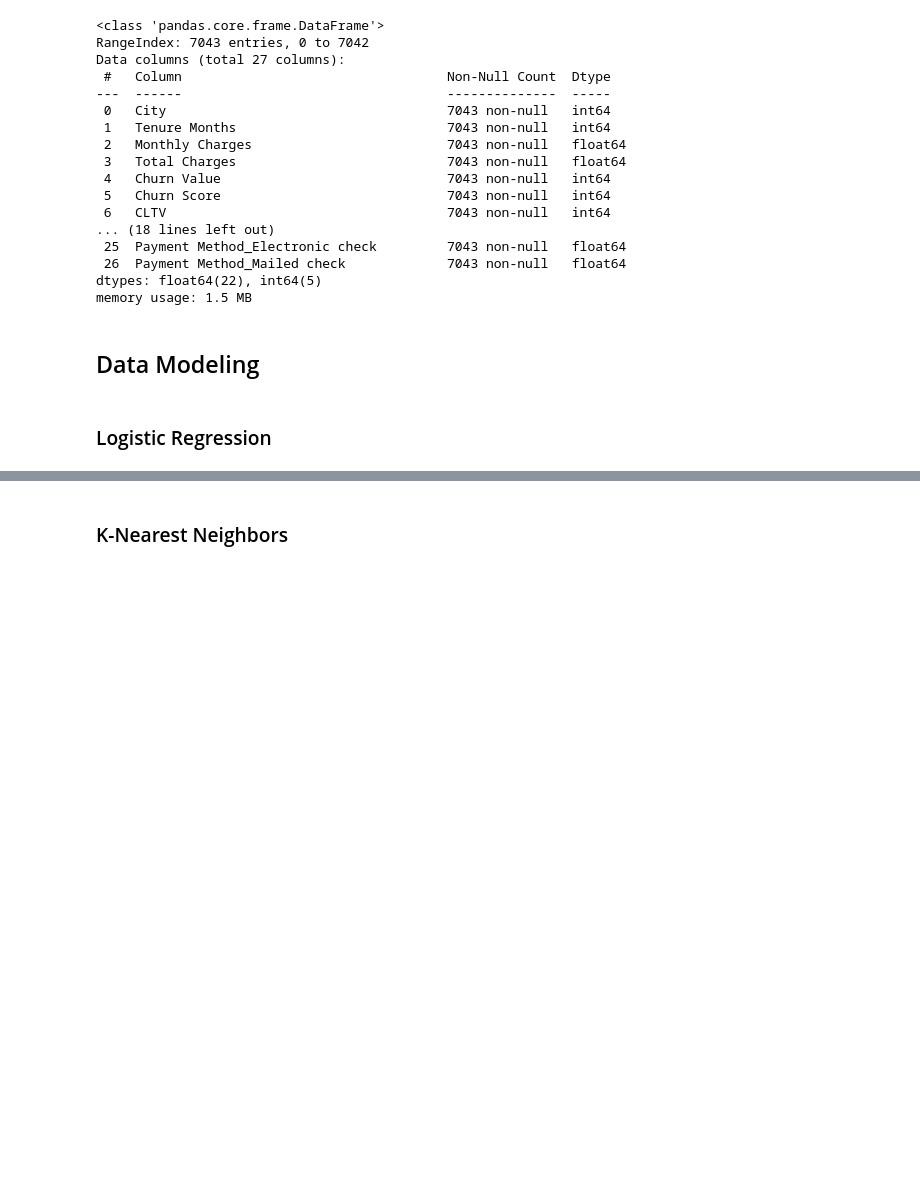
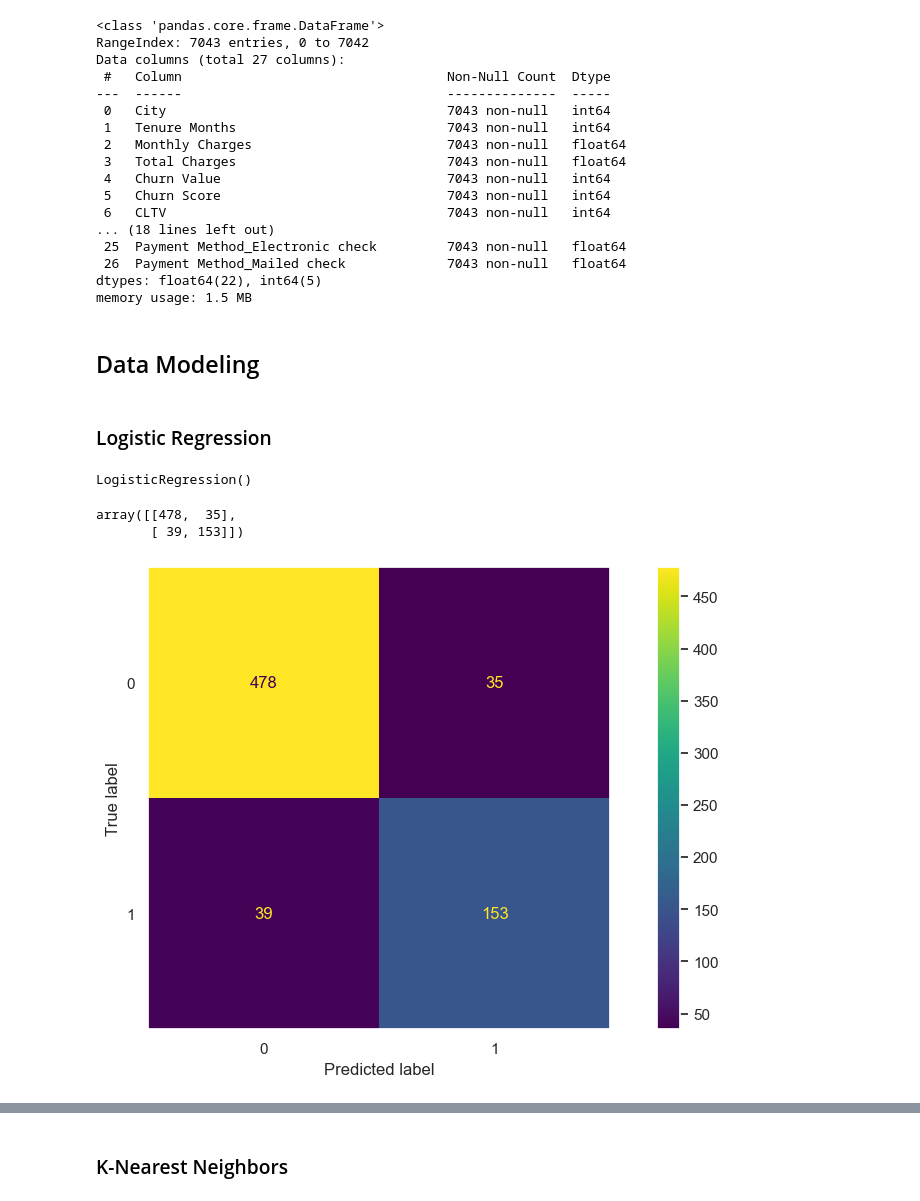
Before and after one commit to nadpierre/telco-churn-classification-project, a Jupyter notebook: DataAnalysisAndModeling.ipynb, the cells around one changed output, grey strips where cells are left out. Saved outputs shown, nothing was run; the diff lists cells and outputs as text; code cells hidden in the pictures; blank space fills up the shorter version.

Commit message:
add logistic regression and knn

```diff
--- a/DataAnalysisAndModeling.ipynb
+++ b/DataAnalysisAndModeling.ipynb
@@ -515,9 +527,6 @@ df = df.drop(['CustomerID',
               'Longitude',
               'Churn Label',
               'Churn Reason'], axis=1)
-# %%
-# Drop Churn Reason and Customer ID
-df = df.drop(['Churn Reason', 'CustomerID'], axis=1)
 # %%
 # Use Frequency Encoding for City
 freq_map = df['City'].value_counts()
@@ -704,3 +711,24 @@ scaled_X_train = scaler.fit_transform(X_train)
 scaled_X_test = scaler.transform(X_test)
 # %% [markdown]
 ### Logistic Regression
+# %%
+#create model and fit
+log_model=LogisticRegression()
+log_model.fit(scaled_X_train, y_train)
+# %% [output]
+LogisticRegression()
+# %%
+#prediction
+predict=log_model.predict(scaled_X_test)
+log_cm = confusion_matrix(y_test, predict)
+log_cm
+# %% [output]
+array([[478,  35],
+       [ 39, 153]])
+# %%
+plt.rcParams['axes.grid'] = False
+log_disp=ConfusionMatrixDisplay(log_cm, display_labels=log_model.classes_)
+log_disp.plot()
+plt.show()
+# %% [output]
+[figure, added]
```
Also changed, not shown: parts of 22 cells of this notebook.
